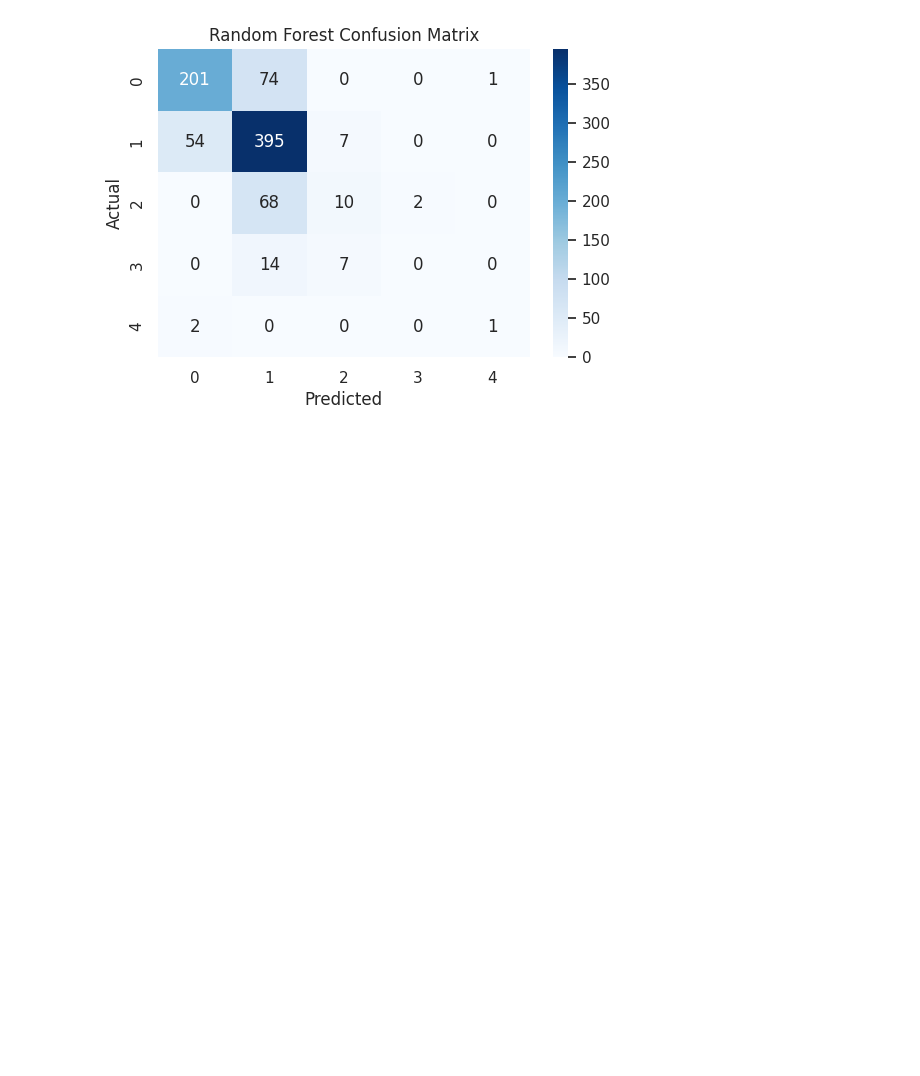
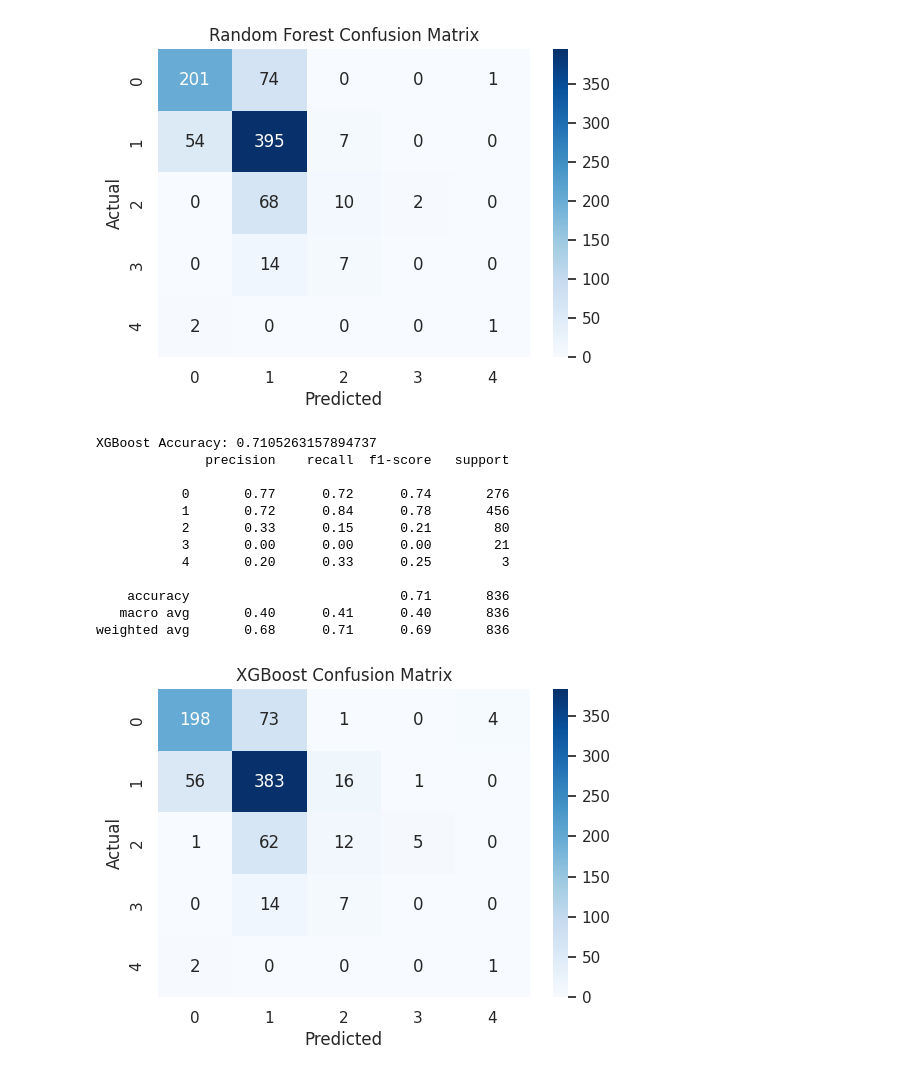
Before and after one commit to theAkashPrabu/Dessertation, a Jupyter notebook: abalone_rings.ipynb, the cells around one changed output. Drawn from its saved outputs; the diff is of its cells as text; code cells hidden in the pictures; blank space fills up the shorter version.

```diff
--- a/abalone_rings.ipynb
+++ b/abalone_rings.ipynb
@@ -358,3 +298,47 @@ Random Forest Accuracy: 0.7260765550239234
    macro avg       0.48      0.41      0.43       836
 weighted avg       0.69      0.73      0.70       836
 [figure]
+# %%
+from xgboost import XGBClassifier
+from sklearn.metrics import accuracy_score, classification_report, confusion_matrix
+
+
+# Train model
+xgb_clf = XGBClassifier(
+    n_estimators=500,
+    learning_rate=0.05,
+    max_depth=6,
+    subsample=0.8,
+    random_state=42,
+    eval_metric='mlogloss'
+)
+
+xgb_clf.fit(X_train, y_train)
+y_pred = xgb_clf.predict(X_test)
+
+#Accuracy
+print("XGBoost Accuracy:", accuracy_score(y_test, y_pred))
+print(classification_report(y_test, y_pred))
+
+#Confusion Matrix
+cm = confusion_matrix(y_test, y_pred)
+plt.figure(figsize=(6, 4))
+sns.heatmap(cm, annot=True, cmap="Blues", fmt='d')
+plt.title("XGBoost Confusion Matrix")
+plt.xlabel("Predicted")
+plt.ylabel("Actual")
+plt.show()
+# %% [output]
+XGBoost Accuracy: 0.7105263157894737
+              precision    recall  f1-score   support
+
+           0       0.77      0.72      0.74       276
+           1       0.72      0.84      0.78       456
+           2       0.33      0.15      0.21        80
+           3       0.00      0.00      0.00        21
+           4       0.20      0.33      0.25         3
+
+    accuracy                           0.71       836
+   macro avg       0.40      0.41      0.40       836
+weighted avg       0.68      0.71      0.69       836
+[figure, added]
```
Also changed, not shown: parts of 9 cells of this notebook.
